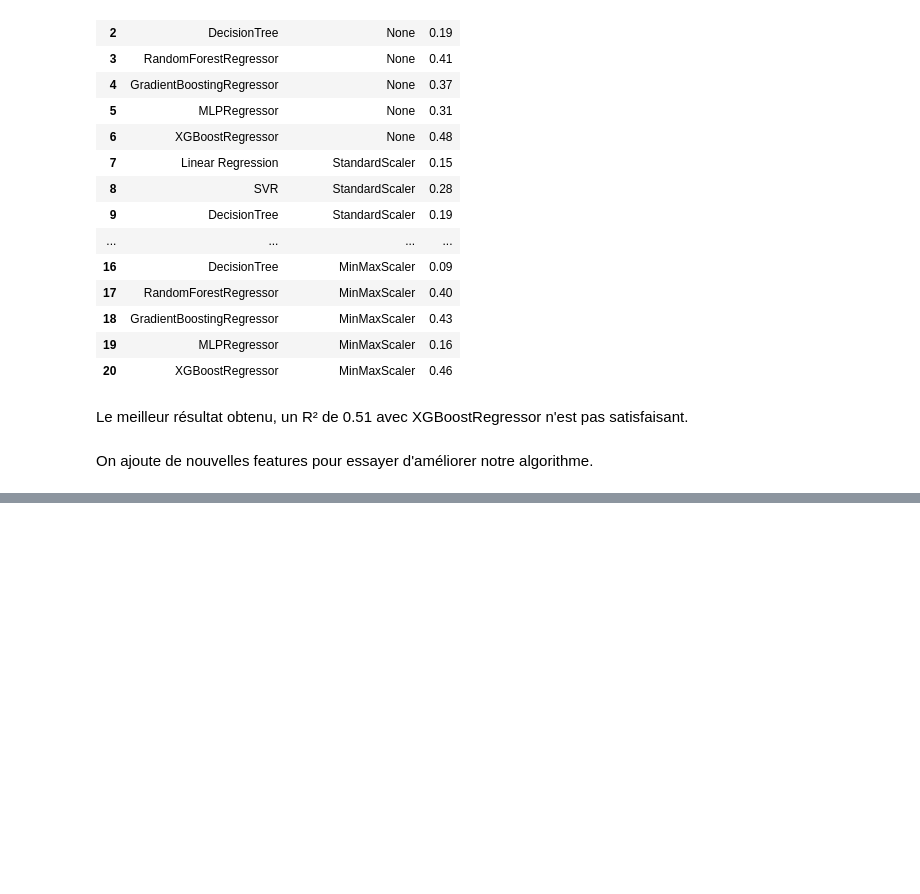
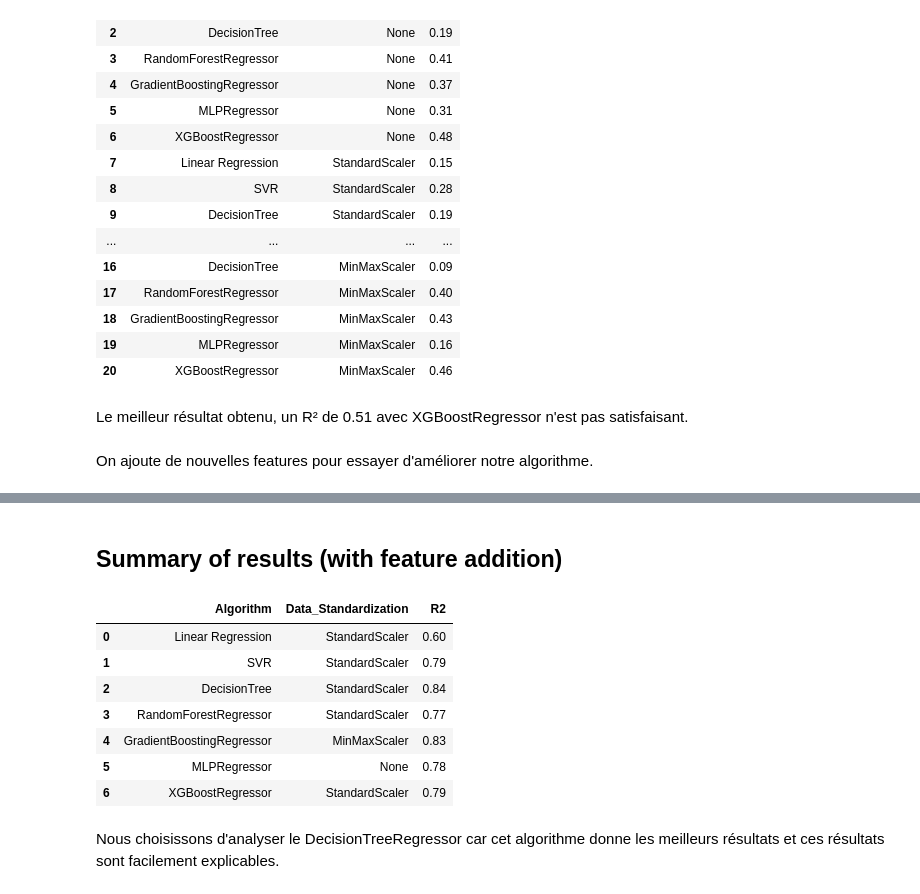
Before and after one commit to etalab-ia/DGML, a Jupyter notebook: experiments/regression_dgml_meta-data.ipynb, the cells around one changed output, grey strips where cells are left out. Cells and saved outputs as stored; diff of their text form; code cells hidden in the pictures; blank space fills up the shorter version.

Commit message:
add results after feature engineering

```diff
--- a/experiments/regression_dgml_meta-data.ipynb
+++ b/experiments/regression_dgml_meta-data.ipynb
@@ -643,0 +898,24 @@ On ajoute de nouvelles features pour essayer d'améliorer notre algorithme.
+# %% [markdown]
+## Summary of results (with feature addition)
+# %%
+algos = ['Linear Regression', 'SVR','DecisionTree','RandomForestRegressor','GradientBoostingRegressor','MLPRegressor','XGBoostRegressor']
+# %%
+data_standardisation = ['StandardScaler','StandardScaler','StandardScaler','StandardScaler','MinMaxScaler',None,'StandardScaler']
+# %%
+r2 = [0.6,0.79,0.84,0.77,0.83,0.78,0.79]
+# %%
+df = pd.DataFrame(list(zip(algos, data_standardisation,r2)),
+               columns =['Algorithm', 'Data_Standardization','R2'])
+# %%
+df
+# %% [output]
+|  | Algorithm | Data_Standardization | R2 |
+| 0 | Linear Regression | StandardScaler | 0.60 |
+| 1 | SVR | StandardScaler | 0.79 |
+| 2 | DecisionTree | StandardScaler | 0.84 |
+| 3 | RandomForestRegressor | StandardScaler | 0.77 |
+| 4 | GradientBoostingRegressor | MinMaxScaler | 0.83 |
+| 5 | MLPRegressor | None | 0.78 |
+| 6 | XGBoostRegressor | StandardScaler | 0.79 |
+# %% [markdown]
+Nous choisissons d'analyser le DecisionTreeRegressor car cet algorithme donne les meilleurs résultats et ces résultats sont facilement explicables.
```
Also changed, not shown: parts of 50 cells of this notebook.
